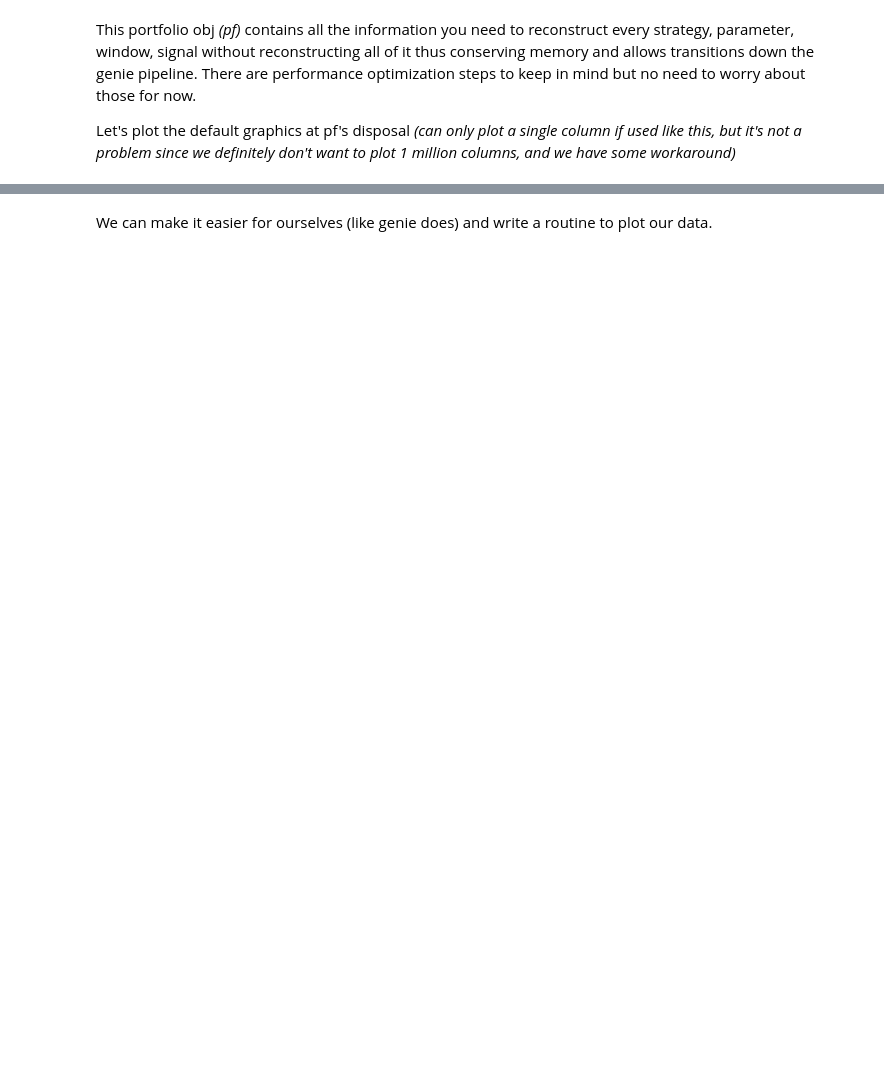
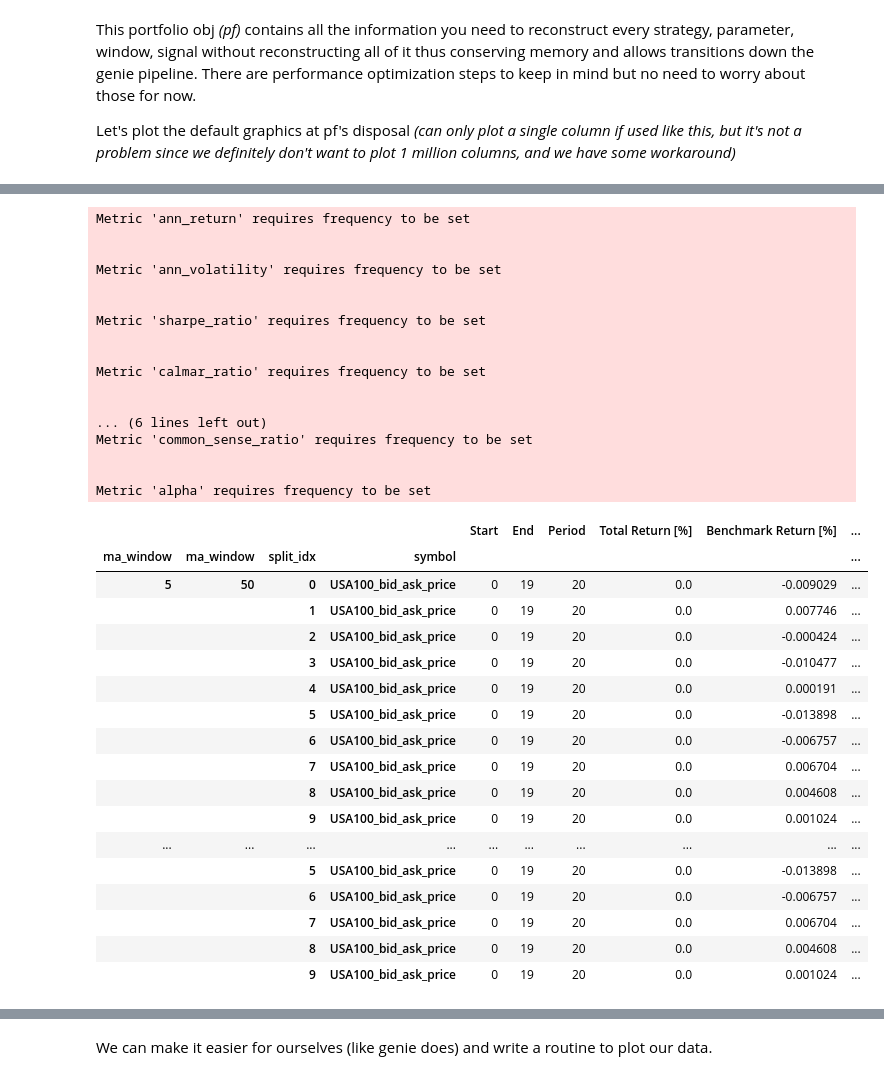
Before and after one commit to Bucanero06/mini_Genie_ML, a Jupyter notebook: Example_of_Functional_Genie_Methods.ipynb, the cells around one changed output, grey strips where cells are left out. Drawn from its saved outputs; the diff is of its cells as text; code cells hidden in the pictures; blank space fills up the shorter version.

```diff
--- a/Example_of_Functional_Genie_Methods.ipynb
+++ b/Example_of_Functional_Genie_Methods.ipynb
@@ -167,4 +350,41 @@ pf.plot(column=0).show()
 # %%
-pf.returns_stats(agg_func=None)# will complain because the frequency that the price (tick data in this case) comes in to calculate some metrics. We could easily resample to lets say to minute bars.
+pf.returns_stats(
+    agg_func=None)  # will complain because the frequency that the price (tick data in this case) comes in to calculate some metrics. We could easily resample to lets say to minute bars.
+# %% [output]
+Metric 'ann_return' requires frequency to be set
+
+
+Metric 'ann_volatility' requires frequency to be set
+
+
+Metric 'sharpe_ratio' requires frequency to be set
+
+
+Metric 'calmar_ratio' requires frequency to be set
+
+
+... (6 lines left out)
+Metric 'common_sense_ratio' requires frequency to be set
+
+
+Metric 'alpha' requires frequency to be set
+|  |  |  |  | Start | End | Period | Total Return [%] | Benchmark Return [%] | ... |
+| ma_window | ma_window | split_idx | symbol |  |  |  |  |  | ... |
+| 5 | 50 | 0 | USA100_bid_ask_price | 0 | 19 | 20 | 0.0 | -0.009029 | ... |
+|  |  | 1 | USA100_bid_ask_price | 0 | 19 | 20 | 0.0 | 0.007746 | ... |
+|  |  | 2 | USA100_bid_ask_price | 0 | 19 | 20 | 0.0 | -0.000424 | ... |
+|  |  | 3 | USA100_bid_ask_price | 0 | 19 | 20 | 0.0 | -0.010477 | ... |
+|  |  | 4 | USA100_bid_ask_price | 0 | 19 | 20 | 0.0 | 0.000191 | ... |
+|  |  | 5 | USA100_bid_ask_price | 0 | 19 | 20 | 0.0 | -0.013898 | ... |
+|  |  | 6 | USA100_bid_ask_price | 0 | 19 | 20 | 0.0 | -0.006757 | ... |
+|  |  | 7 | USA100_bid_ask_price | 0 | 19 | 20 | 0.0 | 0.006704 | ... |
+|  |  | 8 | USA100_bid_ask_price | 0 | 19 | 20 | 0.0 | 0.004608 | ... |
+|  |  | 9 | USA100_bid_ask_price | 0 | 19 | 20 | 0.0 | 0.001024 | ... |
+| ... | ... | ... | ... | ... | ... | ... | ... | ... | ... |
+|  |  | 5 | USA100_bid_ask_price | 0 | 19 | 20 | 0.0 | -0.013898 | ... |
+|  |  | 6 | USA100_bid_ask_price | 0 | 19 | 20 | 0.0 | -0.006757 | ... |
+|  |  | 7 | USA100_bid_ask_price | 0 | 19 | 20 | 0.0 | 0.006704 | ... |
+|  |  | 8 | USA100_bid_ask_price | 0 | 19 | 20 | 0.0 | 0.004608 | ... |
+|  |  | 9 | USA100_bid_ask_price | 0 | 19 | 20 | 0.0 | 0.001024 | ... |
 # %%
 from genie import np
```
Also changed, not shown: parts of 17 cells of this notebook, 2 other files.
